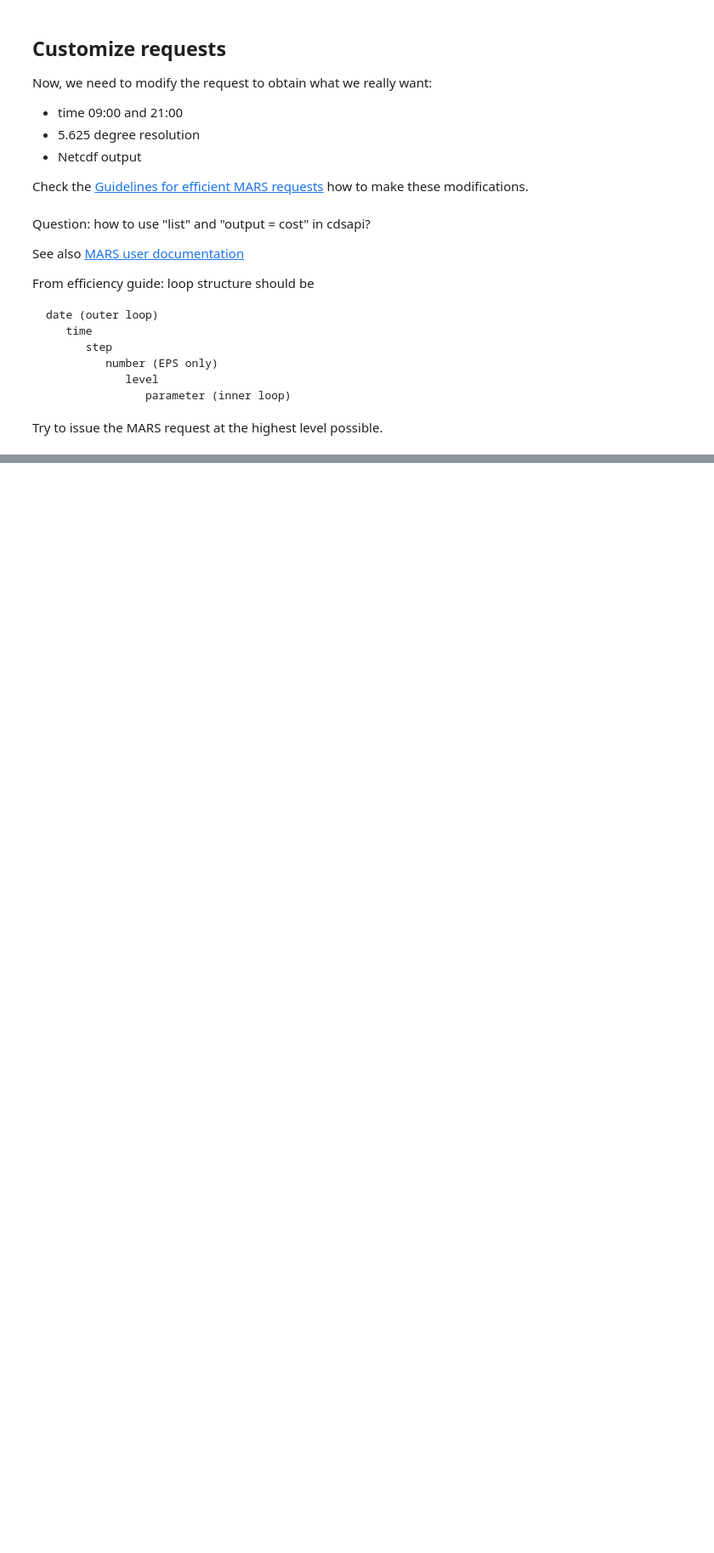
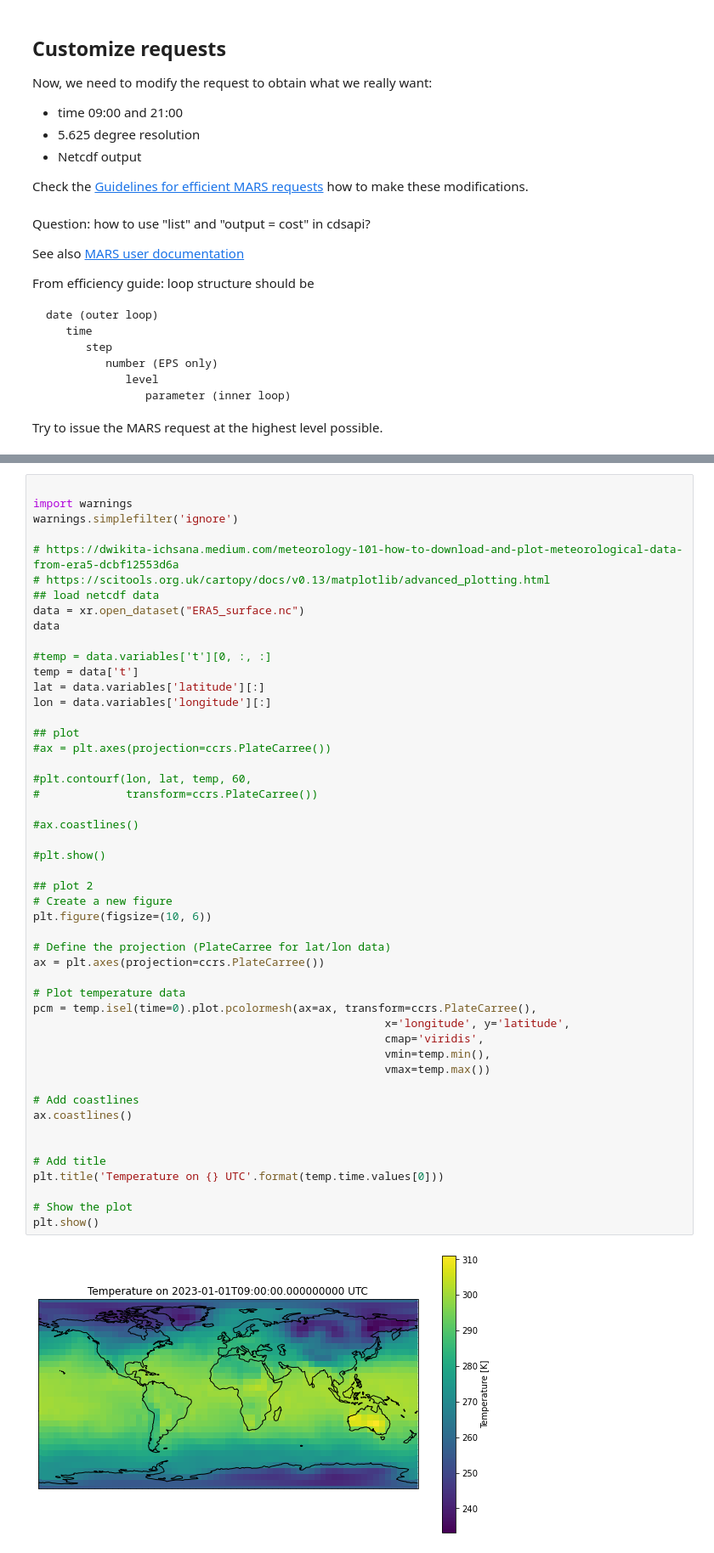
Before and after one commit to lstephenuzk/esdp1-test, a Jupyter notebook: load_era5.ipynb, the cells around one changed output, grey strips where cells are left out. Shown at 85% size. Drawn from its saved outputs; the diff is of its cells as text; blank space fills up the shorter version.

Commit message:
Modified notebook to download era5 data

```diff
--- a/load_era5.ipynb
+++ b/load_era5.ipynb
@@ -127,0 +183,51 @@ ModuleNotFoundError: No module named 'xarray'
+# %%
+
+import warnings
+warnings.simplefilter('ignore')
+
+# https://dwikita-ichsana.medium.com/meteorology-101-how-to-download-and-plot-meteorological-data-from-era5-dcbf12553d6a
+# https://scitools.org.uk/cartopy/docs/v0.13/matplotlib/advanced_plotting.html
+## load netcdf data
+data = xr.open_dataset("ERA5_surface.nc")
+data
+
+#temp = data.variables['t'][0, :, :]
+temp = data['t']
+lat = data.variables['latitude'][:]
+lon = data.variables['longitude'][:]
+
+## plot
+#ax = plt.axes(projection=ccrs.PlateCarree())
+
+#plt.contourf(lon, lat, temp, 60,
+#             transform=ccrs.PlateCarree())
+
+#ax.coastlines()
+
+#plt.show()
+
+## plot 2
+# Create a new figure
+plt.figure(figsize=(10, 6))
+
+# Define the projection (PlateCarree for lat/lon data)
+ax = plt.axes(projection=ccrs.PlateCarree())
+
+# Plot temperature data
+pcm = temp.isel(time=0).plot.pcolormesh(ax=ax, transform=ccrs.PlateCarree(),
+                                                     x='longitude', y='latitude',
+                                                     cmap='viridis',
+                                                     vmin=temp.min(),
+                                                     vmax=temp.max())
+
+# Add coastlines
+ax.coastlines()
+
+
+# Add title
+plt.title('Temperature on {} UTC'.format(temp.time.values[0]))
+
+# Show the plot
+plt.show()
+# %% [output]
+[figure, added]
```
Also changed, not shown: parts of 13 cells of this notebook.
